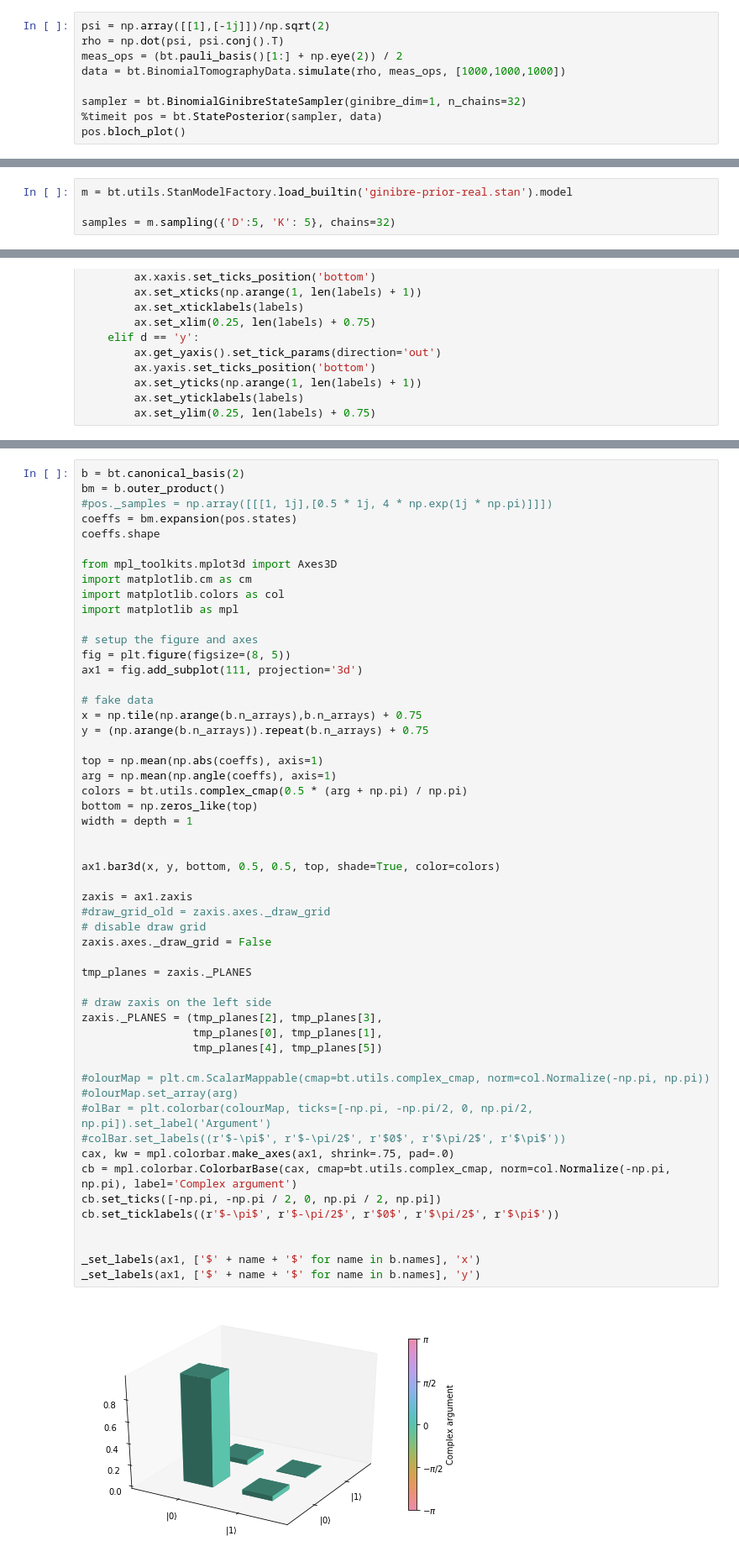
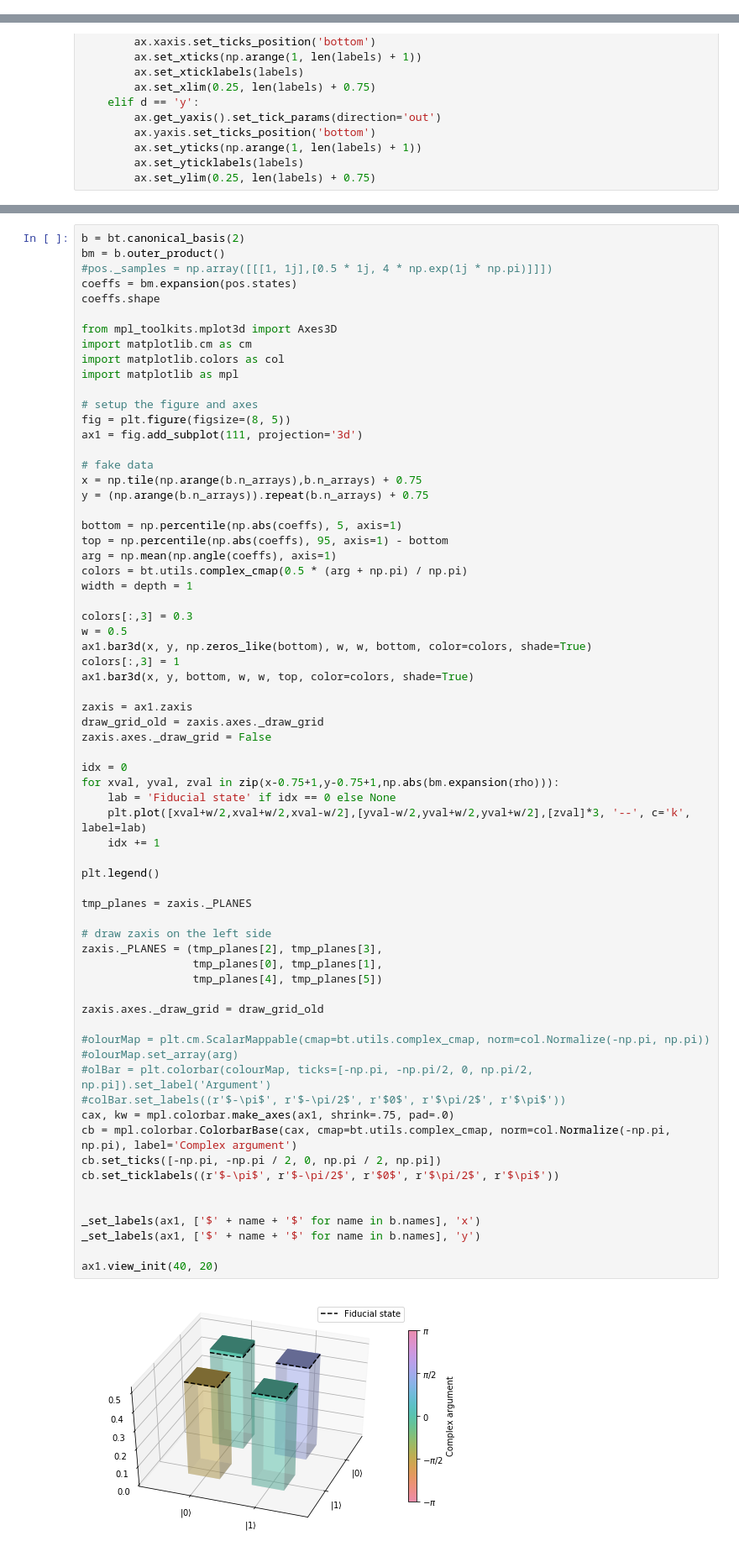
Before and after one commit to ihincks/btom, a Jupyter notebook: examples/binomial-example.ipynb, the cells around one changed output, grey strips where cells are left out. Shown at 84% size. Saved outputs shown, nothing was run; the diff lists cells and outputs as text.

Commit message:
added posterior features
purity
fidelity
array plot

```diff
--- a/examples/binomial-example.ipynb
+++ b/examples/binomial-example.ipynb
@@ -53,9 +75,0 @@ leg.legendHandles
-# %%
-psi = np.array([[1],[-1j]])/np.sqrt(2)
-rho = np.dot(psi, psi.conj().T)
-meas_ops = (bt.pauli_basis()[1:] + np.eye(2)) / 2
-data = bt.BinomialTomographyData.simulate(rho, meas_ops, [1000,1000,1000])
-
-sampler = bt.BinomialGinibreStateSampler(ginibre_dim=1, n_chains=32)
-%timeit pos = bt.StatePosterior(sampler, data)
-pos.bloch_plot()
@@ -93,4 +75,0 @@ convergence, Rhat=1).
-# %%
-m = bt.utils.StanModelFactory.load_builtin('ginibre-prior-real.stan').model
-
-samples = m.sampling({'D':5, 'K': 5}, chains=32)
@@ -172,38 +119,52 @@ ax1 = fig.add_subplot(111, projection='3d')
 x = np.tile(np.arange(b.n_arrays),b.n_arrays) + 0.75
 y = (np.arange(b.n_arrays)).repeat(b.n_arrays) + 0.75
 
-top = np.mean(np.abs(coeffs), axis=1)
+bottom = np.percentile(np.abs(coeffs), 5, axis=1)
+top = np.percentile(np.abs(coeffs), 95, axis=1) - bottom
 arg = np.mean(np.angle(coeffs), axis=1)
 colors = bt.utils.complex_cmap(0.5 * (arg + np.pi) / np.pi)
-bottom = np.zeros_like(top)
 width = depth = 1
 
-
-ax1.bar3d(x, y, bottom, 0.5, 0.5, top, shade=True, color=colors)
+colors[:,3] = 0.3
+w = 0.5
+ax1.bar3d(x, y, np.zeros_like(bottom), w, w, bottom, color=colors, shade=True)
+colors[:,3] = 1
+ax1.bar3d(x, y, bottom, w, w, top, color=colors, shade=True)
 
 zaxis = ax1.zaxis
-#draw_grid_old = zaxis.axes._draw_grid
-# disable draw grid
+draw_grid_old = zaxis.axes._draw_grid
 zaxis.axes._draw_grid = False
+
+idx = 0
+for xval, yval, zval in zip(x-0.75+1,y-0.75+1,np.abs(bm.expansion(rho))):
+    lab = 'Fiducial state' if idx == 0 else None
+    plt.plot([xval+w/2,xval+w/2,xval-w/2],[yval-w/2,yval+w/2,yval+w/2],[zval]*3, '--', c='k', label=lab)
+    idx += 1
+
+plt.legend()
 
 tmp_planes = zaxis._PLANES
 
 # draw zaxis on the left side
 zaxis._PLANES = (tmp_planes[2], tmp_planes[3],
                  tmp_planes[0], tmp_planes[1],
                  tmp_planes[4], tmp_planes[5])
+
+zaxis.axes._draw_grid = draw_grid_old
 
 #olourMap = plt.cm.ScalarMappable(cmap=bt.utils.complex_cmap, norm=col.Normalize(-np.pi, np.pi))
 #olourMap.set_array(arg)
 #olBar = plt.colorbar(colourMap, ticks=[-np.pi, -np.pi/2, 0, np.pi/2, np.pi]).set_label('Argument')
 #colBar.set_labels((r'$-\pi$', r'$-\pi/2$', r'$0$', r'$\pi/2$', r'$\pi$'))
 cax, kw = mpl.colorbar.make_axes(ax1, shrink=.75, pad=.0)
 cb = mpl.colorbar.ColorbarBase(cax, cmap=bt.utils.complex_cmap, norm=col.Normalize(-np.pi, np.pi), label='Complex argument')
 cb.set_ticks([-np.pi, -np.pi / 2, 0, np.pi / 2, np.pi])
 cb.set_ticklabels((r'$-\pi$', r'$-\pi/2$', r'$0$', r'$\pi/2$', r'$\pi$'))
 
 
 _set_labels(ax1, ['$' + name + '$' for name in b.names], 'x')
 _set_labels(ax1, ['$' + name + '$' for name in b.names], 'y')
+
+ax1.view_init(40, 20)
 # %% [output]
-[figure, old version]
+[figure, new version]
```
Also changed, not shown: parts of 27 cells of this notebook, 1 other file.
